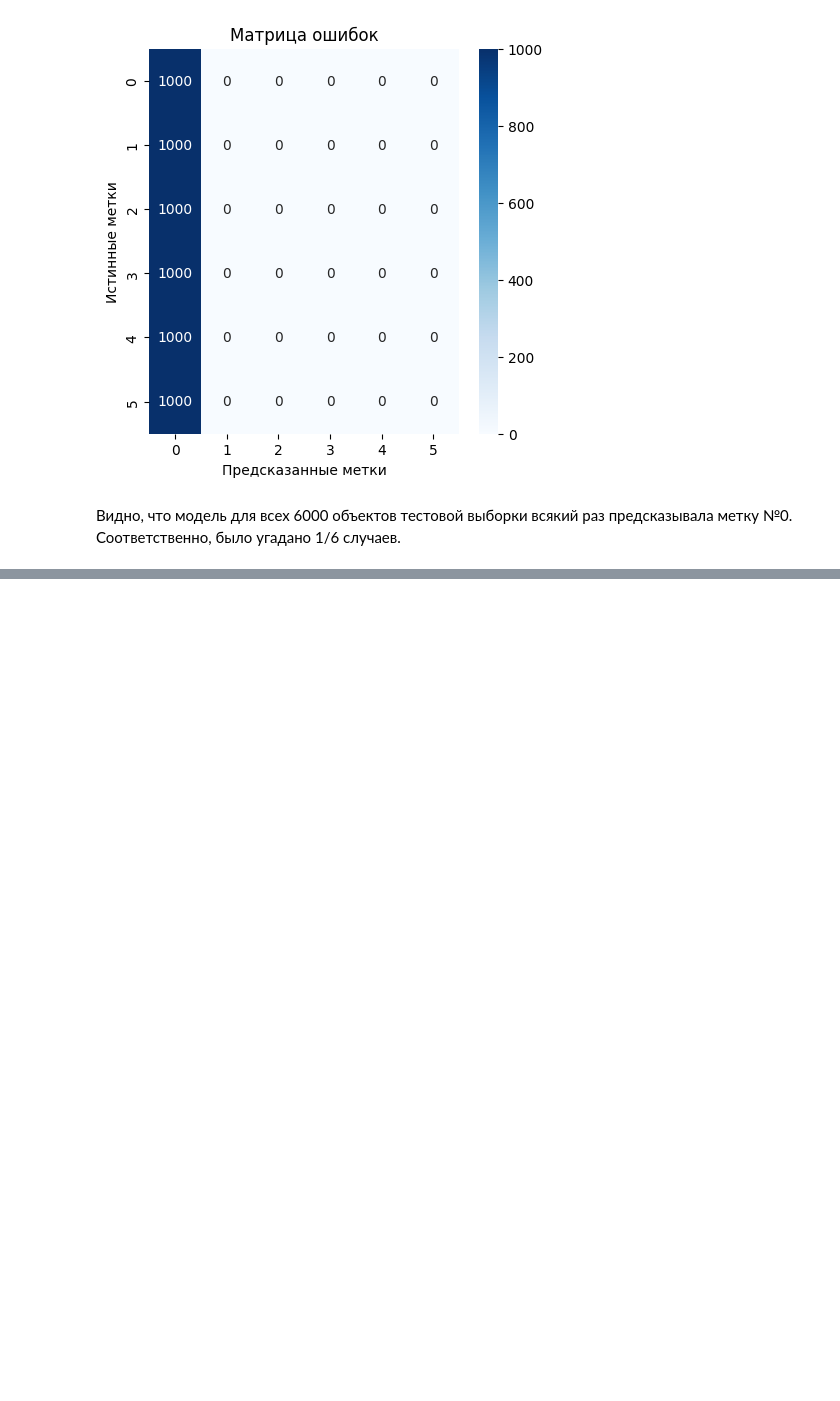
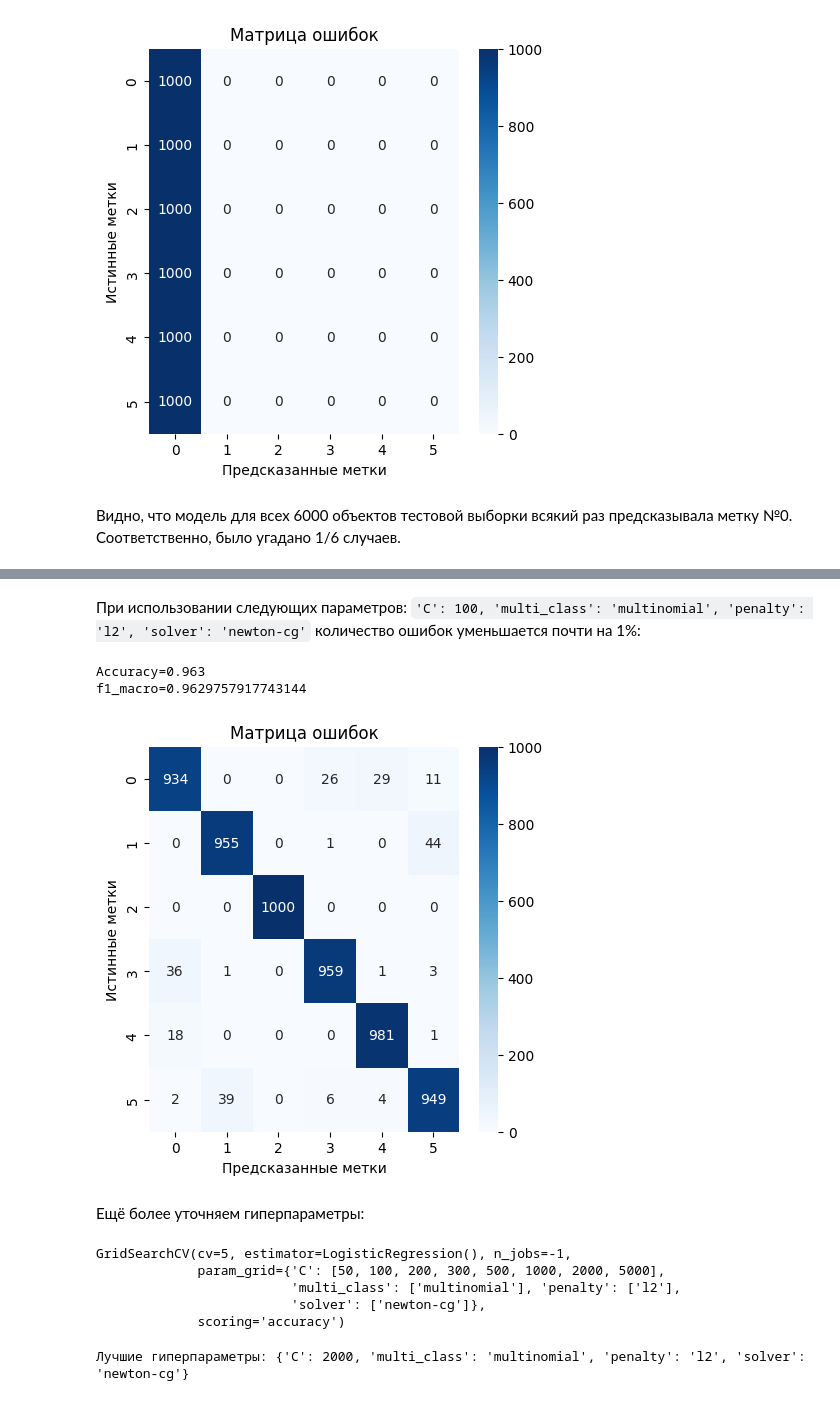
Before and after one commit to vasil-gr/final-project-ML-for-Scientific-Data-Analysis, a Jupyter notebook: final_projekt.ipynb, the cells around one changed output, grey strips where cells are left out. Cells and saved outputs as stored; diff of their text form; code cells hidden in the pictures; blank space fills up the shorter version.

```diff
--- a/final_projekt.ipynb
+++ b/final_projekt.ipynb
@@ -535,0 +607,4 @@ f1_macro=0.047619047619047616
+# %%
+param_grid = {'penalty': ['l1', 'l2'], 'C': [0.01, 0.1, 1, 10, 100], 'solver': ['lbfgs', 'newton-cg', 'sag', 'saga'], 'multi_class': ['multinomial']}
+grid_search = GridSearchCV(log_reg, param_grid, cv=5, scoring='accuracy', n_jobs=-1)
+grid_search.fit(x_train_scaled, y_train)
@@ -535,0 +616,27 @@ f1_macro=0.047619047619047616
+# %% [markdown]
+При использовании следующих параметров:
+`'C': 100, 'multi_class': 'multinomial', 'penalty': 'l2', 'solver': 'newton-cg'` количество ошибок уменьшается почти на 1%:
+# %%
+y_pred_log_gp = best_model.predict(x_test_scaled)
+metric_lg2=metric(y_pred_log_gp,y_test)
+# %% [output]
+Accuracy=0.963
+f1_macro=0.9629757917743144
+[figure, added]
+# %% [markdown]
+Ещё более уточняем гиперпараметры:
+# %%
+param_grid = {'penalty': ['l2'], 'C': [50, 100, 200, 300, 500, 1000, 2000, 5000], 'solver': ['newton-cg'], 'multi_class': ['multinomial']}
+grid_search = GridSearchCV(log_reg, param_grid, cv=5, scoring='accuracy', n_jobs=-1)
+grid_search.fit(x_train_scaled, y_train)
+# %% [output]
+GridSearchCV(cv=5, estimator=LogisticRegression(), n_jobs=-1,
+             param_grid={'C': [50, 100, 200, 300, 500, 1000, 2000, 5000],
+                         'multi_class': ['multinomial'], 'penalty': ['l2'],
+                         'solver': ['newton-cg']},
+             scoring='accuracy')
+# %%
+print("Лучшие гиперпараметры:", grid_search.best_params_)
+best_model = grid_search.best_estimator_
+# %% [output]
+Лучшие гиперпараметры: {'C': 2000, 'multi_class': 'multinomial', 'penalty': 'l2', 'solver': 'newton-cg'}
```
Also changed, not shown: parts of 52 cells of this notebook.
